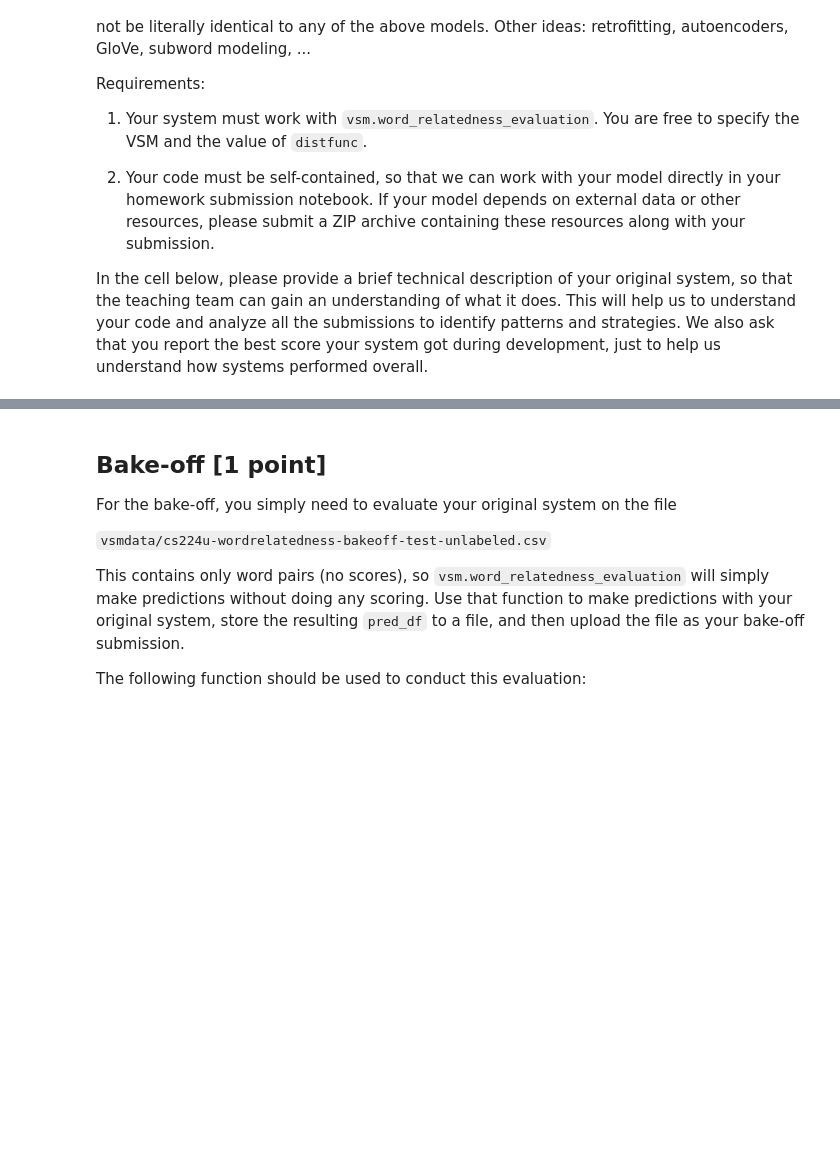
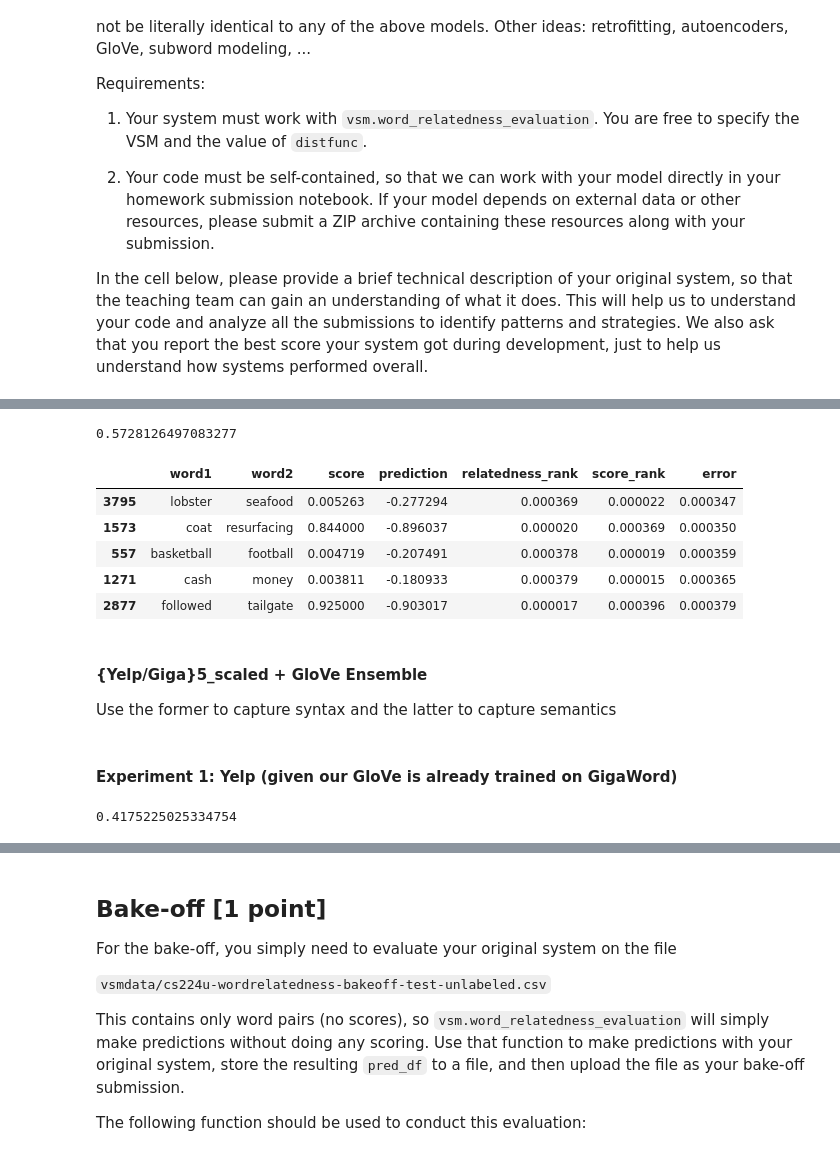
Before and after one commit to feifang24/cs224u-spr2021, a Jupyter notebook: hw_wordrelatedness.ipynb, the cells around one changed output, grey strips where cells are left out. Drawn from its saved outputs; the diff is of its cells as text; code cells hidden in the pictures; blank space fills up the shorter version.

```diff
--- a/hw_wordrelatedness.ipynb
+++ b/hw_wordrelatedness.ipynb
@@ -527,0 +635,19 @@ if 'IS_GRADESCOPE_ENV' not in os.environ:
+# %%
+# eval on debugged dev_df
+glove_pred_df_debugged, glove_rho_debugged = vsm.word_relatedness_evaluation(dev_df_debugged, glove_df)
+glove_rho_debugged
+# %% [output]
+0.5728126497083277
+# %%
+glove_error_debugged = error_analysis(glove_pred_df_debugged)
+glove_error_debugged.tail()
+# %% [output]
+|  | word1 | word2 | score | prediction | relatedness_rank | score_rank | error |
+| 3795 | lobster | seafood | 0.005263 | -0.277294 | 0.000369 | 0.000022 | 0.000347 |
+| 1573 | coat | resurfacing | 0.844000 | -0.896037 | 0.000020 | 0.000369 | 0.000350 |
+| 557 | basketball | football | 0.004719 | -0.207491 | 0.000378 | 0.000019 | 0.000359 |
+| 1271 | cash | money | 0.003811 | -0.180933 | 0.000379 | 0.000015 | 0.000365 |
+| 2877 | followed | tailgate | 0.925000 | -0.903017 | 0.000017 | 0.000396 | 0.000379 |
+# %% [markdown]
+#### {Yelp/Giga}5_scaled + GloVe Ensemble
+Use the former to capture syntax and the latter to capture semantics
@@ -527,0 +663,2 @@ if 'IS_GRADESCOPE_ENV' not in os.environ:
+# %% [markdown]
+#### Experiment 1: Yelp (given our GloVe is already trained on GigaWord)
@@ -527,0 +673,5 @@ if 'IS_GRADESCOPE_ENV' not in os.environ:
+# %%
+yelp_ensemble_pred_df, yelp_ensemble_rho = vsm.word_relatedness_evaluation(dev_df, yelp_ensemble_df)
+yelp_ensemble_rho
+# %% [output]
+0.4175225025334754
```
Also changed, not shown: parts of 35 cells of this notebook, 1 other file.
